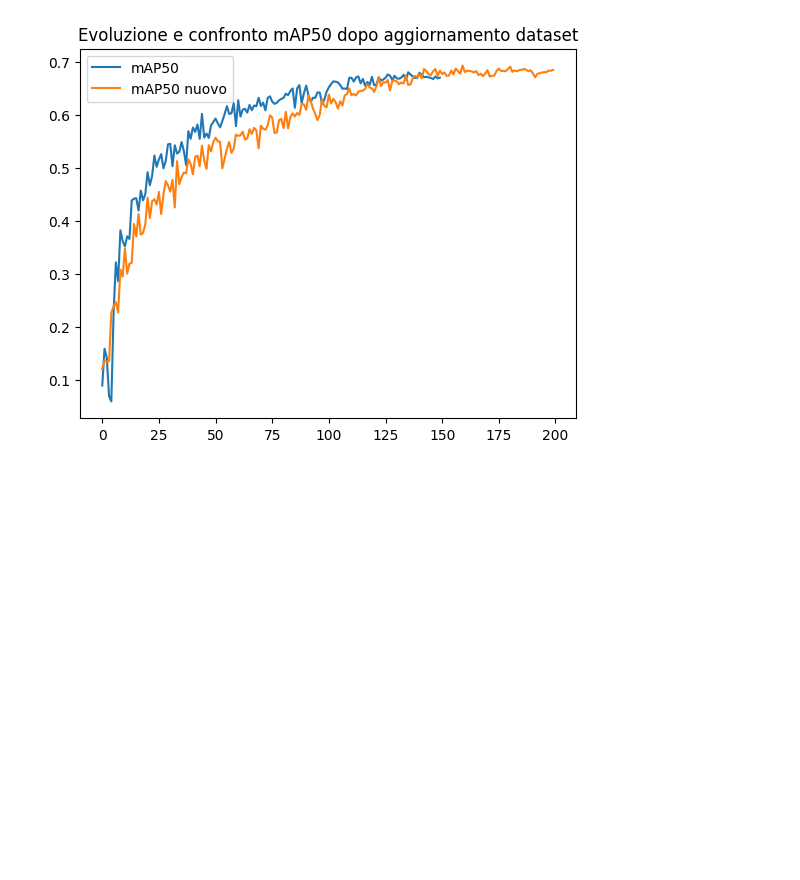
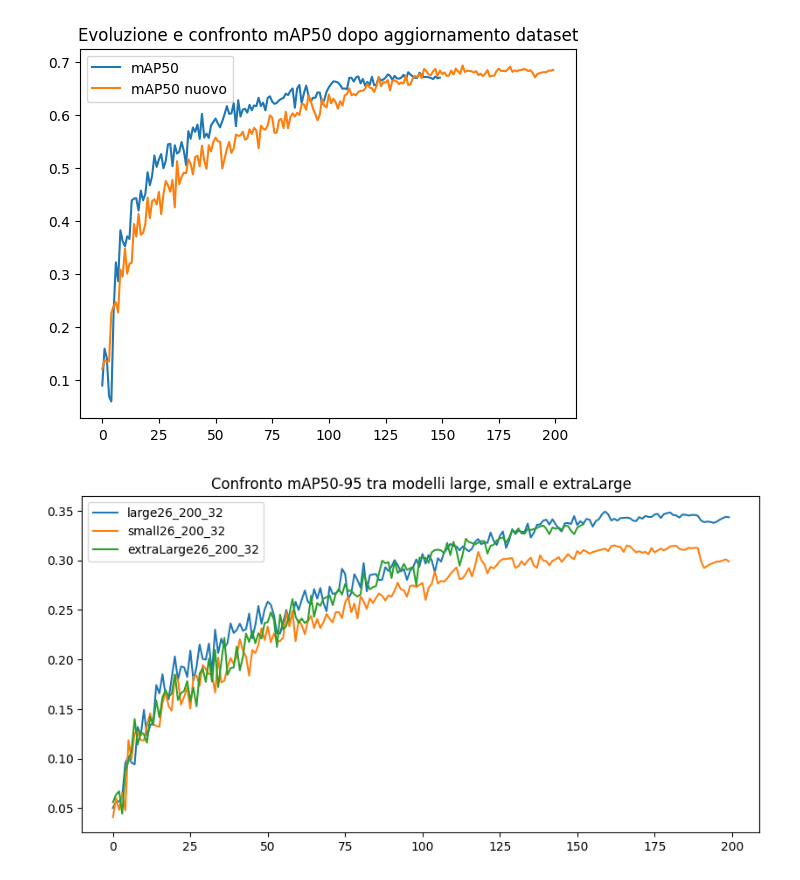
Before and after one commit to seabox02/modelliPomodori, a Jupyter notebook: grafici.ipynb, the cells around one changed output. Saved outputs shown, nothing was run; the diff lists cells and outputs as text; code cells hidden in the pictures; blank space fills up the shorter version.

```diff
--- a/grafici.ipynb
+++ b/grafici.ipynb
@@ -28,3 +28,18 @@ plt.title('Evoluzione e confronto mAP50 dopo aggiornamento dataset')
 plt.show()
 # %% [output]
 [figure]
+# %%
+
+large26_200_32 = pd.read_csv('runs/segment/large26_200_32/results.csv')
+small26_200_32 = pd.read_csv('runs/segment/small26_200_32/results.csv')
+extralarge26_200_32 = pd.read_csv('runs/segment/extraLarge26_200_32/results.csv')
+
+plt.figure(figsize=(10,5))
+plt.plot(large26_200_32['metrics/mAP50-95(M)'], label='large26_200_32')
+plt.plot(small26_200_32['metrics/mAP50-95(M)'], label='small26_200_32')
+plt.plot(extralarge26_200_32['metrics/mAP50-95(M)'], label='extraLarge26_200_32')
+plt.legend()
+plt.title('Confronto mAP50-95 tra modelli large, small e extraLarge')
+plt.show()
+# %% [output]
+[figure, added]
```
Also changed, not shown: 30 other files.
